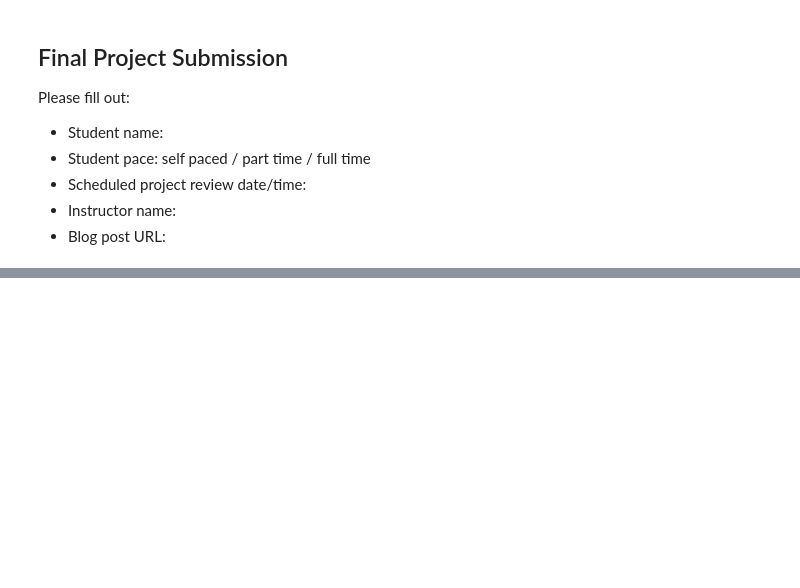
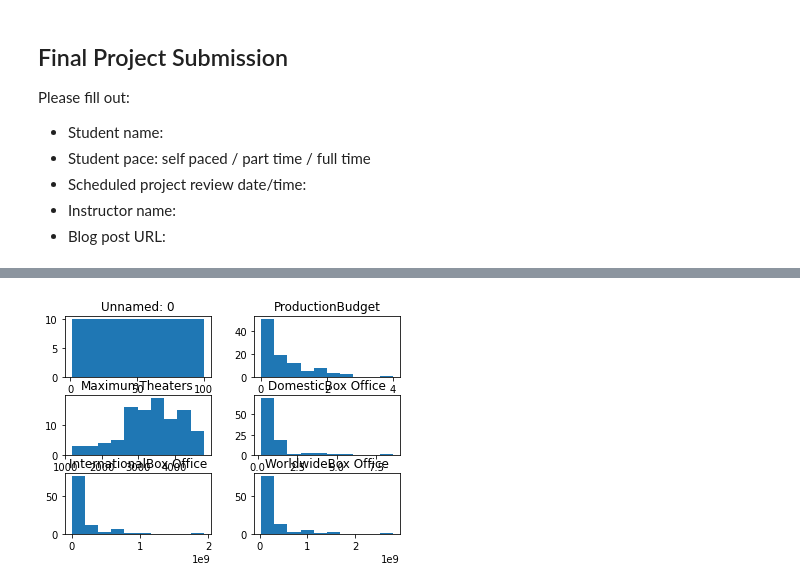
Before and after one commit to DtonesOD1/dsc-phase-1-project-v2-3, a Jupyter notebook: student.ipynb, the cells around one changed output, grey strips where cells are left out. Saved outputs shown, nothing was run; the diff lists cells and outputs as text; code cells hidden in the pictures; blank space fills up the shorter version.

```diff
--- a/student.ipynb
+++ b/student.ipynb
@@ -41,0 +83,15 @@ bom_df.head()
+# %%
+# The Numbers website has a feature that allows you to generate reports based on selected categories.
+# I generated a report for: release data, title, genre, production method, creative type, budget, theaters and income.
+# Scraping this site also elimantes the need to drop rows after importing from other data since it has this option to select categories.
+# This is the url with that data. that will be scraped:
+url = "https://www.the-numbers.com/movies/report/All/All/All/All/All/All/All/All/All/None/None/2019/2019/None/None/None/None/None/None?show-release-date=On&view-order-by=worldwide-box-office&view-order-direction=desc&show-production-budget=On&show-domestic-box-office=On&show-maximum-theaters=On&show-international-box-office=On&show-worldwide-box-office=On&show-genre=On&show-production-method=On&show-creative-type=On"
+#This allows to access the content
+response = requests.get(url)
+# And this BeautifulSoup function allows to actually DO someting with it
+soup = BeautifulSoup(response.text, 'lxml')
+# Pulling the <table> from source page that has the report with selected categories mentioned earlier
+table = soup.find('table')
+# converting html into a string to be able to work with it and then into a visual dataframe.
+table_string_df = pd.read_html(str(table))[0]
+table_string_df.head()
@@ -210,0 +197,4 @@ Name: runtime_minutes, dtype: float64
+# %%
+hist = table_string_df.hist(bins = 10, grid = False)
+# %% [output]
+[figure, added]
```
Also changed, not shown: parts of 31 cells of this notebook.
